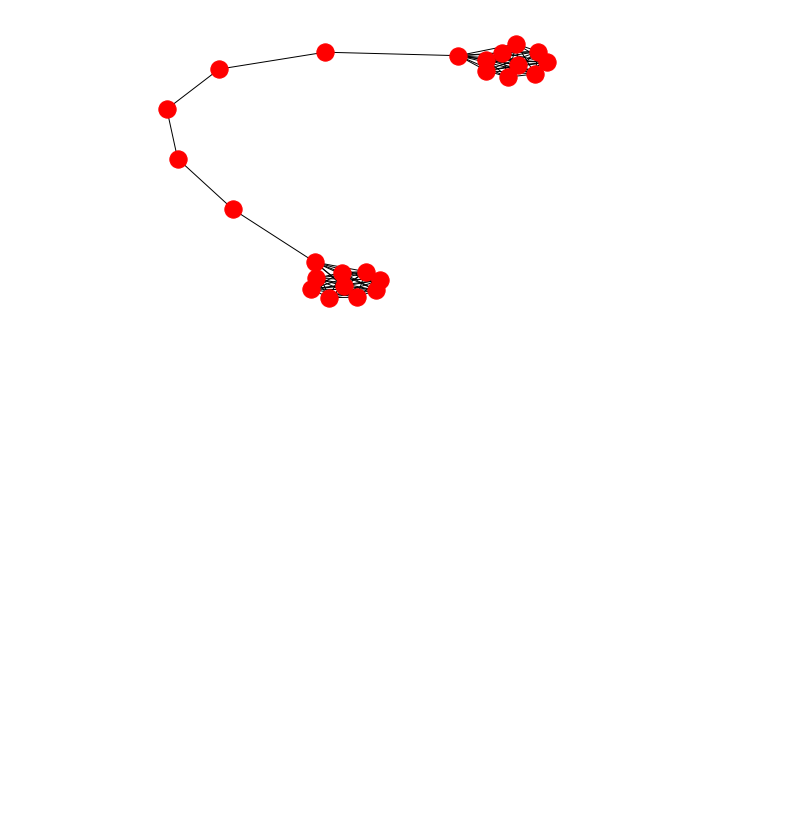
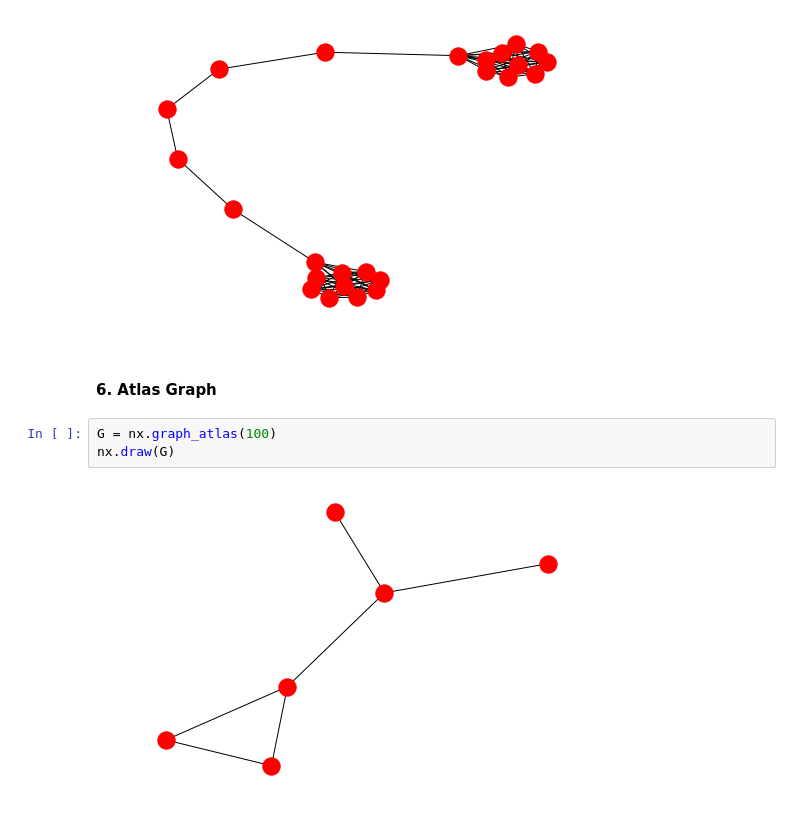
Before and after one commit to kylegilde/D620-Web-Analytics, a Jupyter notebook: hw1-basic-graph/HW1 - Basic Graph.ipynb, the cells around one changed output. Cells and saved outputs as stored; diff of their text form; blank space fills up the shorter version.

```diff
--- a/hw1-basic-graph/HW1 - Basic Graph.ipynb
+++ b/hw1-basic-graph/HW1 - Basic Graph.ipynb
@@ -46,3 +46,10 @@ G = nx.barbell_graph(10, 5)
 nx.draw(G)
 # %% [output]
 [figure]
+# %% [markdown]
+#### 6. Atlas Graph
+# %%
+G = nx.graph_atlas(100)
+nx.draw(G)
+# %% [output]
+[figure, added]
```
